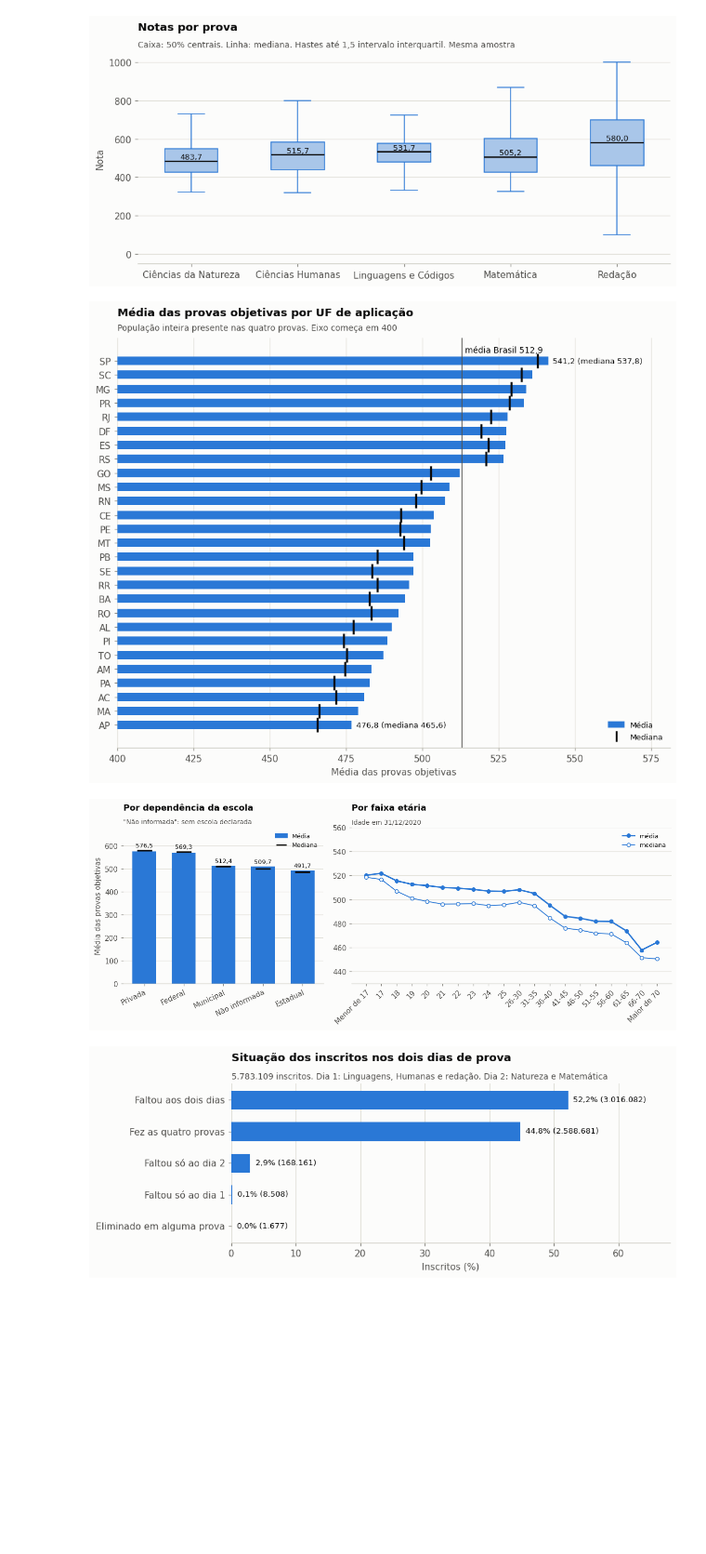
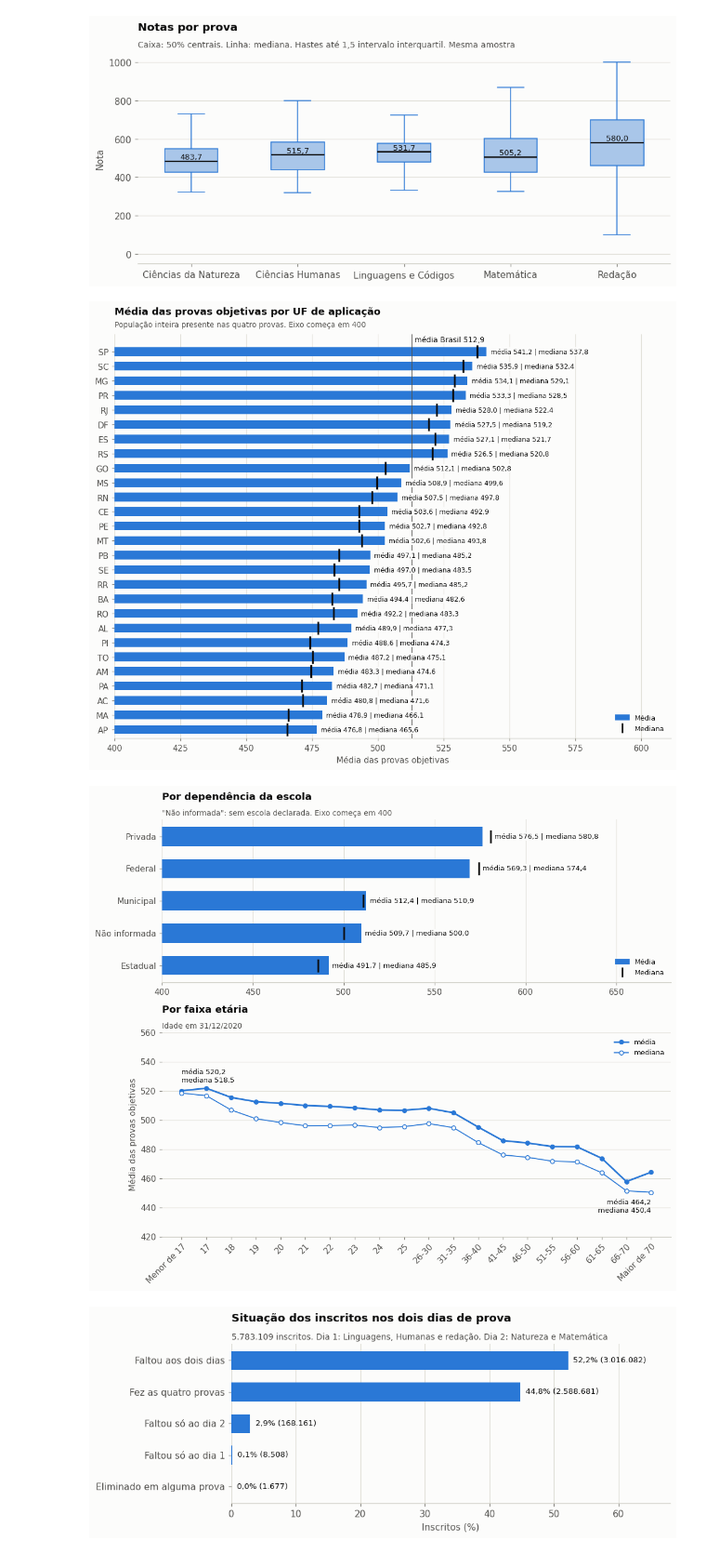
Before and after one commit to RCHRDYv/Teste-Analista-de-Dados-SX, a Jupyter notebook: notebooks/analise_enem_2020.ipynb, the cells around one changed output. Shown at 93% size. Drawn from its saved outputs; the diff is of its cells as text; code cells hidden in the pictures; blank space fills up the shorter version.

```diff
--- a/notebooks/analise_enem_2020.ipynb
+++ b/notebooks/analise_enem_2020.ipynb
@@ -222,15 +243,13 @@ salvar(fig, "02_notas_por_prova")
 [figure]
 # %%
 por_uf = agregar(base, "sg_uf_prova").sort_values("media")
-fig, ax = plt.subplots(figsize=(9, 7.4))
-barras_com_mediana(ax, por_uf["sg_uf_prova"].astype(str), por_uf["media"], por_uf["mediana"])
+fig, ax = plt.subplots(figsize=(10, 8))
+barras_com_mediana(ax, por_uf["sg_uf_prova"].astype(str), por_uf["media"], por_uf["mediana"],
+                   folga=1.5, fonte=8)
 ax.axvline(geral, color=TINTA_SECUNDARIA, linewidth=1)
-ax.text(geral + 1, len(por_uf) - 0.4, f"média Brasil {num(geral)}", fontsize=9, color=TINTA)
-for i, (media, mediana_uf) in enumerate(zip(por_uf["media"], por_uf["mediana"])):
-    if i in (0, len(por_uf) - 1):
-        ax.text(max(media, mediana_uf) + 1.5, i, f"{num(media)} (mediana {num(mediana_uf)})",
-                va="center", fontsize=8.5, color=TINTA)
-ax.set_xlim(400, por_uf["media"].max() + 40)
+ax.text(geral + 1, len(por_uf) - 0.3, f"média Brasil {num(geral)}", fontsize=9, color=TINTA)
+ax.set_xlim(400, por_uf["media"].max() + 70)
+ax.set_ylim(-0.6, len(por_uf) + 0.2)
 ax.legend(handles=LEGENDA_BARRAS, loc="lower right", fontsize=8.5)
 ax.grid(axis="x"); ax.grid(axis="y", visible=False)
 ax.set_title("Média das provas objetivas por UF de aplicação")
@@ -238,37 +257,37 @@ subtitulo(ax, "População inteira presente nas quatro provas. Eixo começa em 4
 ax.set_xlabel("Média das provas objetivas")
 salvar(fig, "03_media_por_uf")
 # %% [output]
-[figure, old version]
+[figure, new version]
 # %%
 por_dependencia = agregar(base, "ds_dependencia_adm_esc").sort_values("media", ascending=False) \
     .reset_index(drop=True)
 por_faixa = agregar(base[base["tp_faixa_etaria"].astype(int) > 0], ["tp_faixa_etaria", "ds_faixa_etaria"]) \
     .sort_values("tp_faixa_etaria")
-fig, (ax1, ax2) = plt.subplots(1, 2, figsize=(11.5, 4.6), gridspec_kw={"width_ratios": [1, 1.6]})
+por_dependencia = por_dependencia.sort_values("media").reset_index(drop=True)
+fig, (ax1, ax2) = plt.subplots(2, 1, figsize=(10, 8.6), gridspec_kw={"height_ratios": [1, 1.25]})
 barras_com_mediana(ax1, por_dependencia["ds_dependencia_adm_esc"].astype(str), por_dependencia["media"],
-                   por_dependencia["mediana"], horizontal=False)
-for i, linha in por_dependencia.iterrows():
-    ax1.text(i, max(linha["media"], linha["mediana"]) + 14, num(linha["media"]), ha="center",
-             fontsize=8.5, color=TINTA)
+                   por_dependencia["mediana"])
 ax1.set_title("Por dependência da escola")
-subtitulo(ax1, "\"Não informada\": sem escola declarada")
-ax1.set_ylim(0, 680)
-ax1.set_ylabel("Média das provas objetivas")
-ax1.legend(handles=[LEGENDA_BARRAS[0], Line2D([], [], color=TINTA, marker="_", linestyle="",
-                                              markersize=14, markeredgewidth=2, label="Mediana")],
-           loc="upper right", fontsize=8.5)
-plt.setp(ax1.get_xticklabels(), rotation=25, ha="right", rotation_mode="anchor")
+subtitulo(ax1, "\"Não informada\": sem escola declarada. Eixo começa em 400")
+ax1.set_xlim(400, 680)
+ax1.grid(axis="x"); ax1.grid(axis="y", visible=False)
+ax1.legend(handles=LEGENDA_BARRAS, loc="lower right", fontsize=8.5)
 rotulos = por_faixa["ds_faixa_etaria"].astype(str).str.replace("Entre ", "") \
     .str.replace(" anos", "").str.replace(" e ", "-")
-linha_com_mediana(ax2, rotulos, por_faixa["media"], por_faixa["mediana"], AZUL)
+posicoes = range(len(rotulos))
+linha_com_mediana(ax2, posicoes, por_faixa["media"], por_faixa["mediana"], AZUL,
+                  rotulo_inicio="above", rotulo_fim="below")
+ax2.set_xticks(posicoes, rotulos)
+ax2.set_xlim(-0.8, len(rotulos) - 0.2)
 ax2.legend(loc="upper right", fontsize=8.5)
 ax2.set_title("Por faixa etária")
 subtitulo(ax2, "Idade em 31/12/2020")
 plt.setp(ax2.get_xticklabels(), rotation=45, ha="right", rotation_mode="anchor")
-ax2.set_ylim(430, 560)
+ax2.set_ylim(420, 560)
+ax2.set_ylabel("Média das provas objetivas")
 salvar(fig, "04_media_dependencia_faixa")
 # %% [output]
-[figure, old version]
+[figure, new version]
 # %%
 situacao = consultar("""
     SELECT CASE
```
Also changed, not shown: parts of 6 cells of this notebook, 8 other files.
